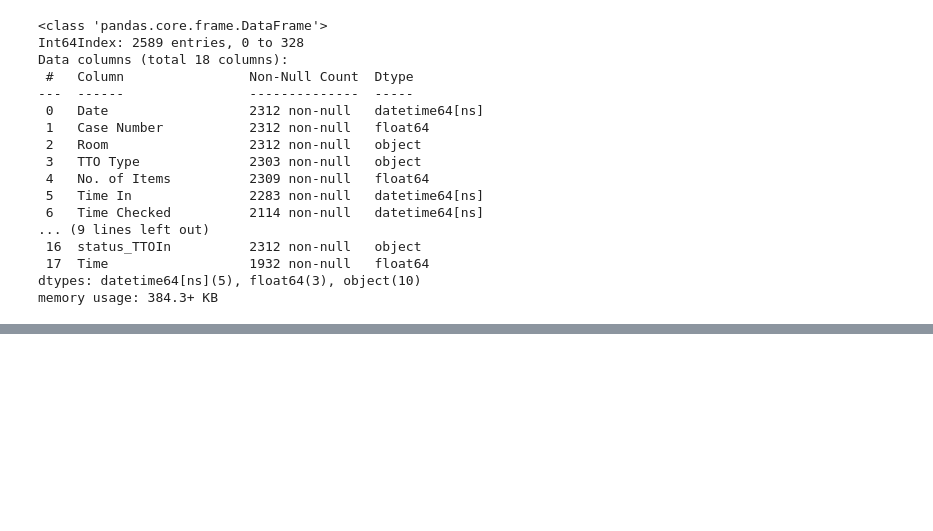
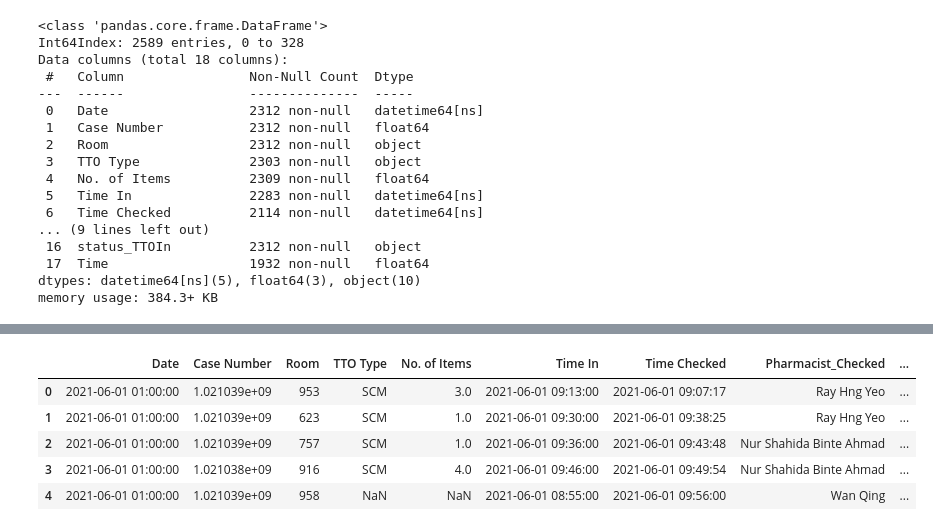
Before and after one commit to RoystonCXW/IS447---Smart-Healthcare, a Jupyter notebook: IS447/System/Data/Pharmacy Dept/GEH TTO Data/GEH_Cleaning.ipynb, the cells around one changed output, grey strips where cells are left out. Cells and saved outputs as stored; diff of their text form; code cells hidden in the pictures; blank space fills up the shorter version.

```diff
--- a/IS447/System/Data/Pharmacy Dept/GEH TTO Data/GEH_Cleaning.ipynb
+++ b/IS447/System/Data/Pharmacy Dept/GEH TTO Data/GEH_Cleaning.ipynb
@@ -308,0 +396,3 @@ df2.to_csv("GEH TTO TAT (June-Dec 2021).csv", index = None, header=True)
+# %%
+df2 = pd.read_csv('GEH TTO TAT (June-Dec 2021).csv')
+df2.info()
@@ -308,0 +417,9 @@ df2.to_csv("GEH TTO TAT (June-Dec 2021).csv", index = None, header=True)
+# %%
+df2.head()
+# %% [output]
+|  | Date | Case Number | Room | TTO Type | No. of Items | Time In | Time Checked | Pharmacist_Checked | ... |
+| 0 | 2021-06-01 01:00:00 | 1.021039e+09 | 953 | SCM | 3.0 | 2021-06-01 09:13:00 | 2021-06-01 09:07:17 | Ray Hng Yeo | ... |
+| 1 | 2021-06-01 01:00:00 | 1.021039e+09 | 623 | SCM | 1.0 | 2021-06-01 09:30:00 | 2021-06-01 09:38:25 | Ray Hng Yeo | ... |
+| 2 | 2021-06-01 01:00:00 | 1.021039e+09 | 757 | SCM | 1.0 | 2021-06-01 09:36:00 | 2021-06-01 09:43:48 | Nur Shahida Binte Ahmad | ... |
+| 3 | 2021-06-01 01:00:00 | 1.021038e+09 | 916 | SCM | 4.0 | 2021-06-01 09:46:00 | 2021-06-01 09:49:54 | Nur Shahida Binte Ahmad | ... |
+| 4 | 2021-06-01 01:00:00 | 1.021039e+09 | 958 | NaN | NaN | 2021-06-01 08:55:00 | 2021-06-01 09:56:00 | Wan Qing | ... |
```
Also changed, not shown: parts of 10 cells of this notebook.
